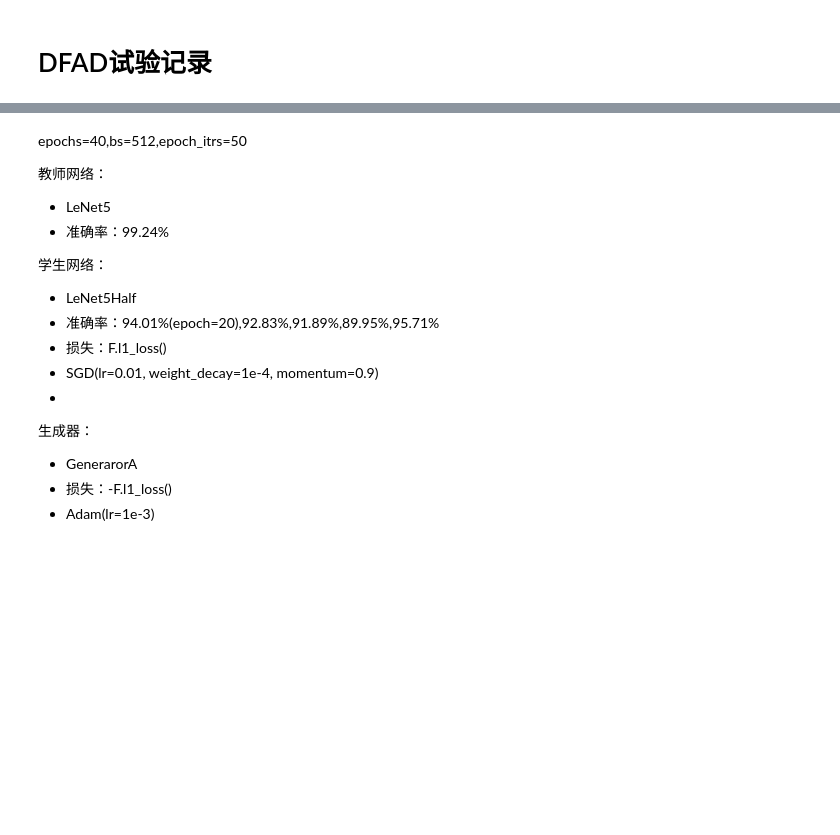
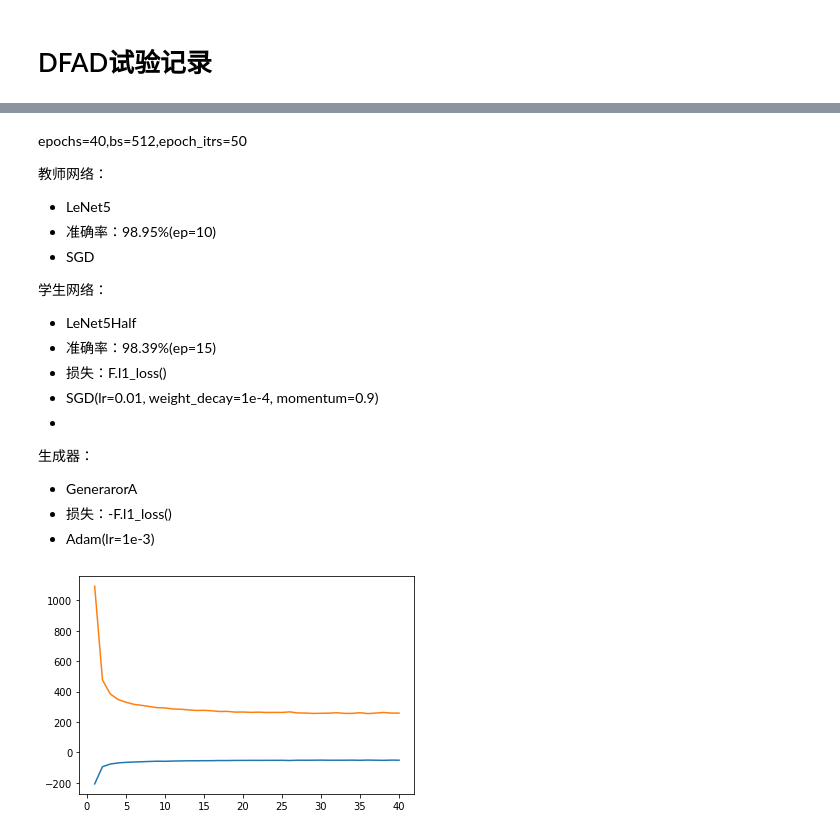
Before and after one commit to yinzp-simple/paper-reading2, a Jupyter notebook: models/experiment.ipynb, the cells around one changed output, grey strips where cells are left out. Drawn from its saved outputs; the diff is of its cells as text; code cells hidden in the pictures; blank space fills up the shorter version.

```diff
--- a/models/experiment.ipynb
+++ b/models/experiment.ipynb
@@ -74,11 +77,12 @@ epochs=40,bs=512,epoch_itrs=50
 
 教师网络：
 * LeNet5
-* 准确率：99.24%
+* 准确率：98.95%(ep=10)
+* SGD
 
 学生网络：
 * LeNet5Half
-* 准确率：94.01%(epoch=20),92.83%,91.89%,89.95%,95.71%
+* 准确率：98.39%(ep=15)
 * 损失：F.l1_loss()
 * SGD(lr=0.01, weight_decay=1e-4, momentum=0.9)
 *
@@ -87,3 +91,8 @@ epochs=40,bs=512,epoch_itrs=50
 * GenerarorA
 * 损失：-F.l1_loss()
 * Adam(lr=1e-3)
+# %%
+draw_loss("/home/ubuntu/YZP/gitee/paper-reading/models/ckpt/lossfile/6GeneratorA_loss_40.npy")
+draw_loss("/home/ubuntu/YZP/gitee/paper-reading/models/ckpt/lossfile/6LeNet5Half_loss_40.npy")
+# %% [output]
+[figure, added]
```
Also changed, not shown: parts of 8 cells of this notebook, 13 other files.
